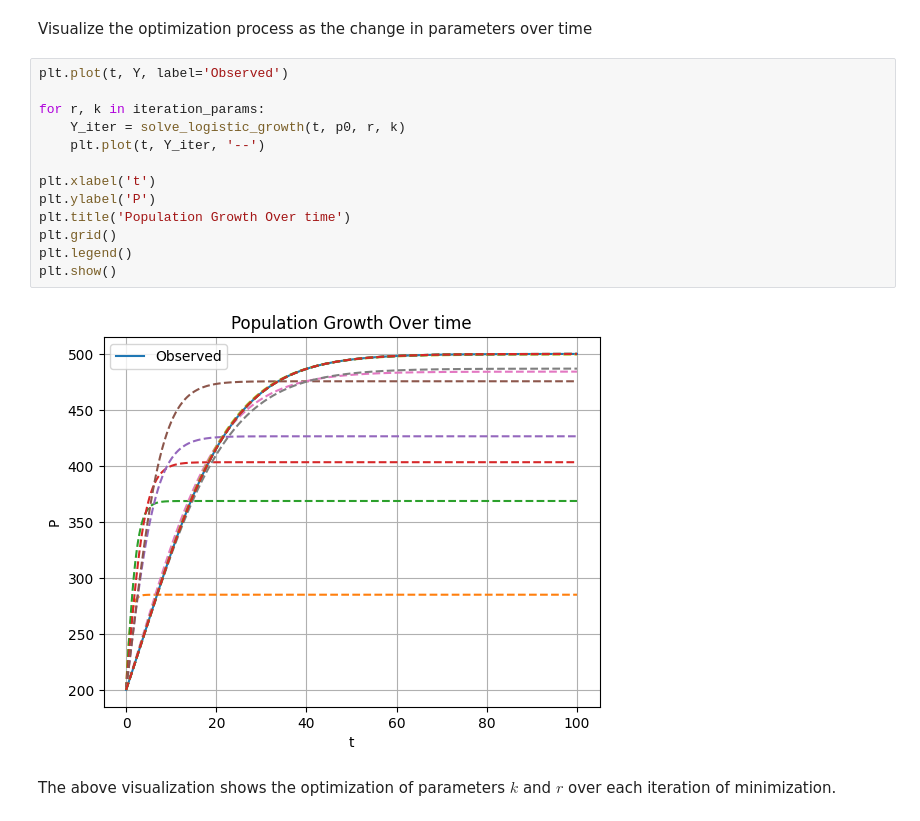
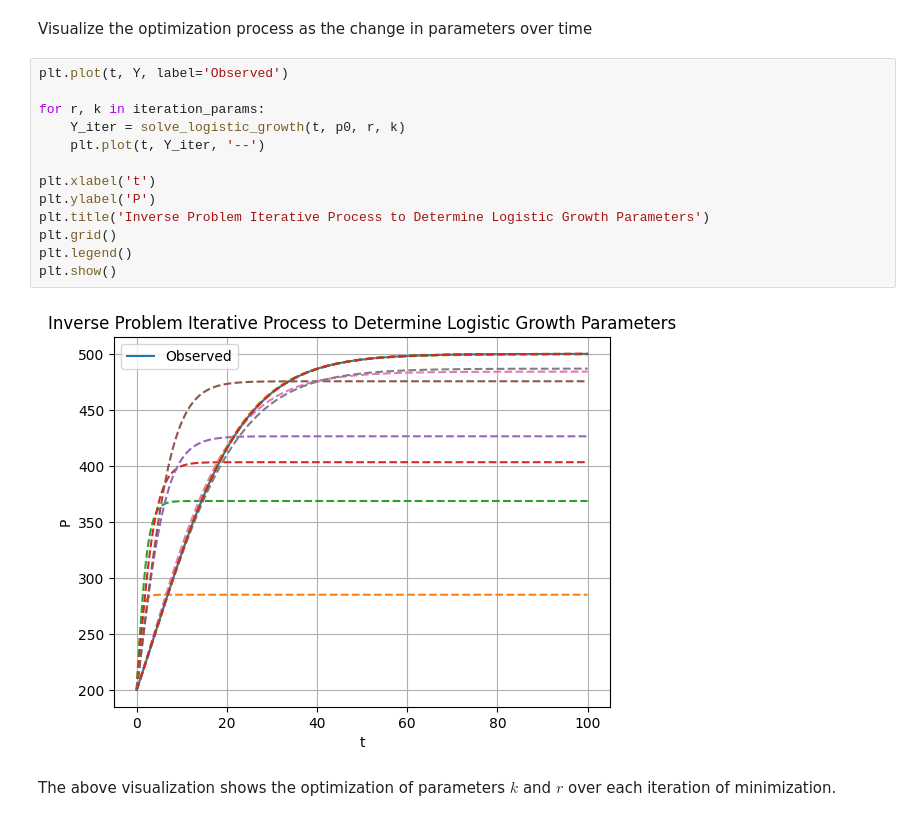
Before and after one commit to trav-d13/Oceanographics, a Jupyter notebook: notebooks/inverse_problem_example.ipynb, the cells around one changed output. Cells and saved outputs as stored; diff of their text form.

```diff
--- a/notebooks/inverse_problem_example.ipynb
+++ b/notebooks/inverse_problem_example.ipynb
@@ -119,17 +119,17 @@ Visualize the optimization process as the change in parameters over time
 # %%
 plt.plot(t, Y, label='Observed')
 
 for r, k in iteration_params:
     Y_iter = solve_logistic_growth(t, p0, r, k)
     plt.plot(t, Y_iter, '--')
 
 plt.xlabel('t')
 plt.ylabel('P')
-plt.title('Population Growth Over time')
+plt.title('Inverse Problem Iterative Process to Determine Logistic Growth Parameters')
 plt.grid()
 plt.legend()
 plt.show()
 # %% [output]
-[figure, old version]
+[figure, new version]
 # %% [markdown]
 The above visualization shows the optimization of parameters $k$ and $r$ over each iteration of minimization.
```
Also changed, not shown: 2 other files.
